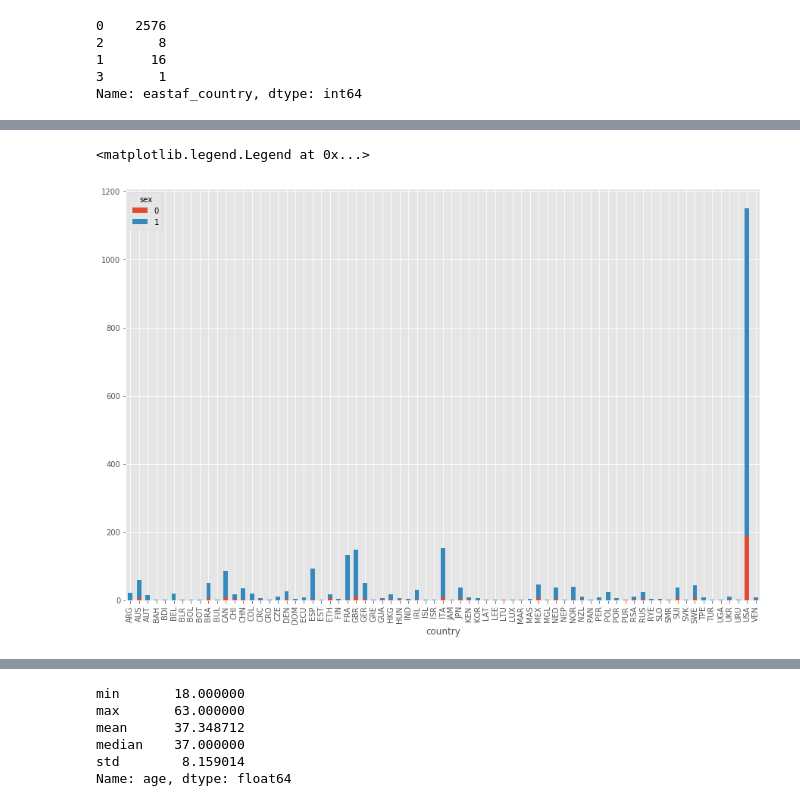
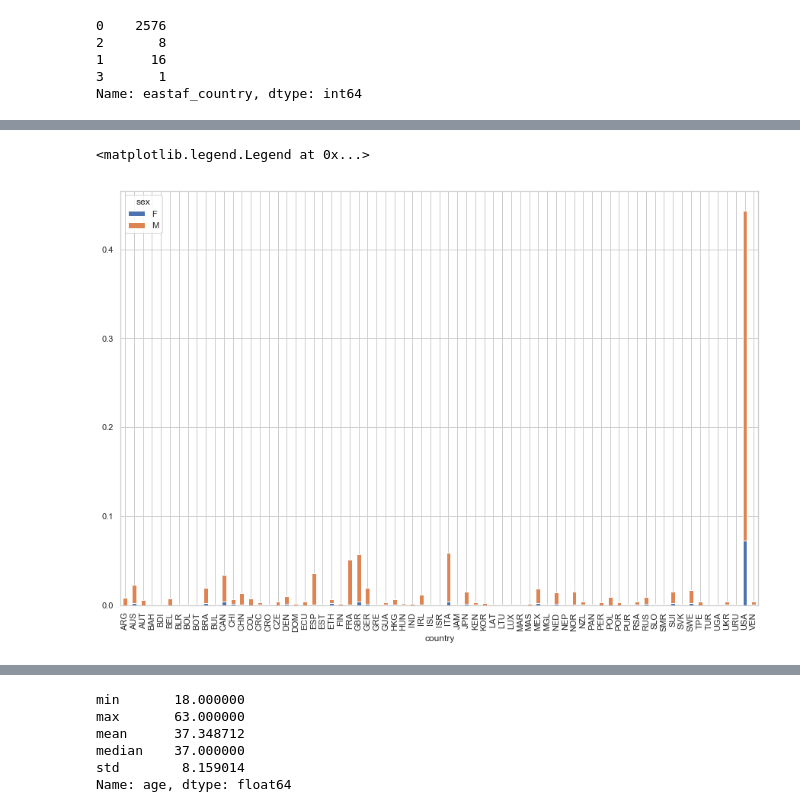
Before and after one commit to aparnasundaram/NYC_marathon_scraping_project, a Jupyter notebook: NYC_marathon_data_work.ipynb, the cells around one changed output, grey strips where cells are left out. Drawn from its saved outputs; the diff is of its cells as text; code cells hidden in the pictures.

```diff
--- a/NYC_marathon_data_work.ipynb
+++ b/NYC_marathon_data_work.ipynb
@@ -57,3 +59,7 @@ for i in range(len(unique_values)):
 #state_list
 
 runners['country'] = runners['country'].replace(state_list, 'USA')
+
+runners['country'] = runners['country'].replace('LEE','USA')
+
+runners['country'] = runners['country'].replace('RYE','USA')
@@ -130,7 +222,12 @@ def eastaf(country):
     else:
         return 0
 
-runners['east_africa'] = runners['country'].apply(eastaf)
+runners['east_africa'] = runners['country'].apply(eastaf).astype('category')
 
 runners['east_africa'].value_counts(sort=False)
+
+##Attach labels to East Africa.
+labels={1:'EAF', 0:'Oth'}
+runners['east_africa']=runners.east_africa.apply(lambda x:labels[x])
+runners.head()
 # %% [output]
@@ -196,4 +296,8 @@ runners['sex_dummy'].value_counts(sort=False)
 Name: sex_dummy, dtype: int64
+# %%
+#recode to get a separate dummy for males and females -- may be needed for a stacked bar graph.
+runners['male'] = np.where(runners['sex']=="M", 1, 0)
+runners['female'] = np.where(runners['sex']=="F", 1, 0)
 # %%
 ##create a graph for the sex dummy variable
 
@@ -204,0 +309,21 @@ bar_gen.plot.bar(color='b')
+# %%
+##Checking frequencies for runners by men and women -- Seaborn plot (includes value labels)
+
+girl_count  = runners['sex'].value_counts()
+
+#runner_count = runner_count[:40,]
+
+sns.set(style="whitegrid")
+
+plt.figure(figsize=(10,7))
+
+splot = sns.barplot(girl_count.index, girl_count.values, palette ="dark", alpha=0.8)
+
+for p in splot.patches:
+    splot.annotate(format(p.get_height(), '.2f'), (p.get_x() + p.get_width() / 2., p.get_height()),
+               ha = 'center', va = 'center', xytext = (0, 10), textcoords = 'offset points')
+
+plt.title('Fig. 9 Number of finishers by sex among the top 2600', fontsize=15)
+plt.ylabel('Count of runners', fontsize=12)
+plt.xlabel('Sex', fontsize=12)
+plt.show()
@@ -267,25 +634,24 @@ runners.loc[runners.country=="USA",:]
 # %%
 ## women runners by country:
 
-
-sexcross = pd.crosstab(runners.country, runners.sex_dummy, rownames=['country'], colnames=['sex_dummy'])
+sexcross = pd.crosstab(runners.country, runners.sex, rownames=['country'], colnames=['sex'], normalize=True)
 
 
 # Get current size
 fig_size = plt.rcParams["figure.figsize"]
 
 # Prints: [8.0, 6.0]
 #print("Current size: ", fig_size)
 
 # Set figure width to 12 and height to 9
 fig_size[0] = 15
 fig_size[1] = 10
 plt.rcParams["figure.figsize"] = fig_size
 
 #plt.figure(figsize=(30,60))
 
 sexcross.plot.bar(stacked=True)
 plt.legend(title='sex')
 # %% [output]
 <matplotlib.legend.Legend at 0x...>
-[figure, old version]
+[figure, new version]
```
Also changed, not shown: parts of 79 cells of this notebook.
